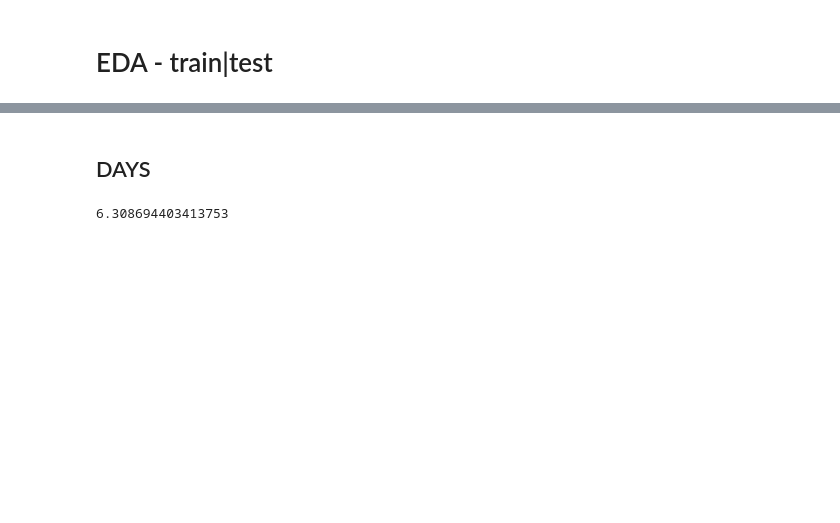
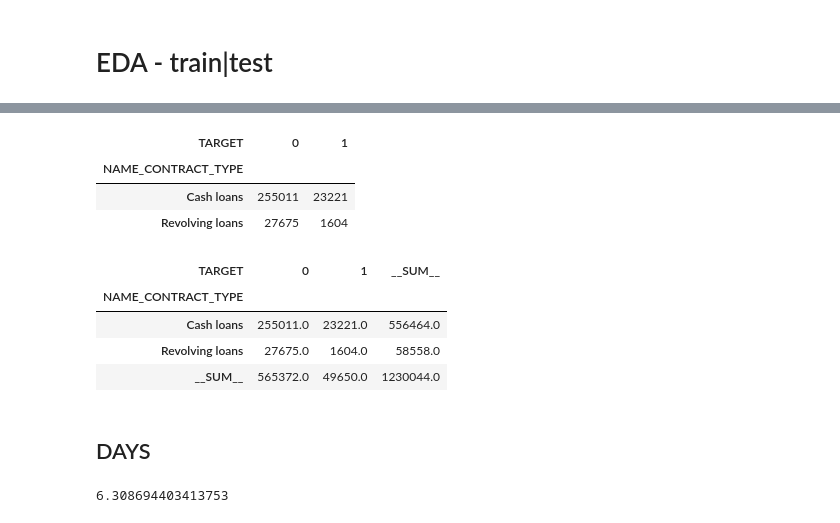
Before and after one commit to amaotone/home-credit-default-risk, a Jupyter notebook: notebooks/EDA_train_test.ipynb, the cells around one changed output, grey strips where cells are left out. Saved outputs shown, nothing was run; the diff lists cells and outputs as text; code cells hidden in the pictures; blank space fills up the shorter version.

```diff
--- a/protos/EDA_train_test.ipynb
+++ b/notebooks/EDA_train_test.ipynb
@@ -19,0 +31,17 @@ test = pd.read_feather('../input/application_test.ftr')
+# %%
+piv
+# %% [output]
+| TARGET | 0 | 1 |
+| NAME_CONTRACT_TYPE |  |  |
+| Cash loans | 255011 | 23221 |
+| Revolving loans | 27675 | 1604 |
+# %%
+piv.loc['__SUM__', :] = piv.sum(axis=0)
+piv.loc[:, '__SUM__'] = piv.sum(axis=1)
+piv
+# %% [output]
+| TARGET | 0 | 1 | __SUM__ |
+| NAME_CONTRACT_TYPE |  |  |  |
+| Cash loans | 255011.0 | 23221.0 | 556464.0 |
+| Revolving loans | 27675.0 | 1604.0 | 58558.0 |
+| __SUM__ | 565372.0 | 49650.0 | 1230044.0 |
```
Also changed, not shown: parts of 4 cells of this notebook, 24 other files.
